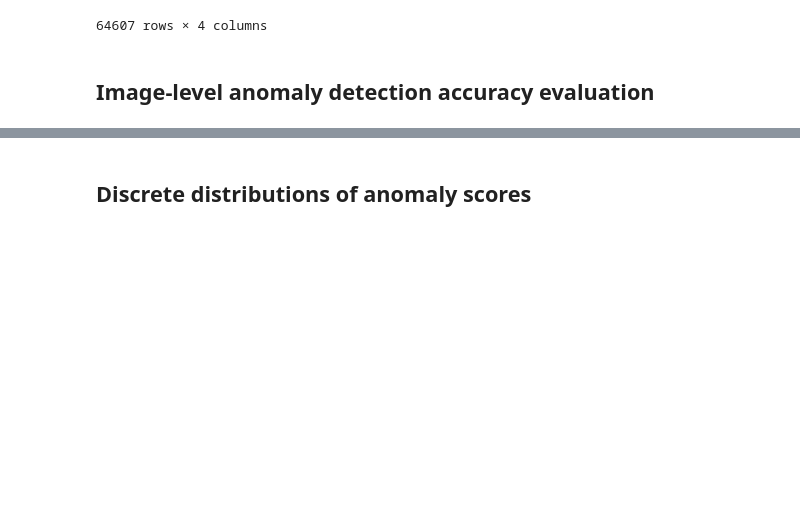
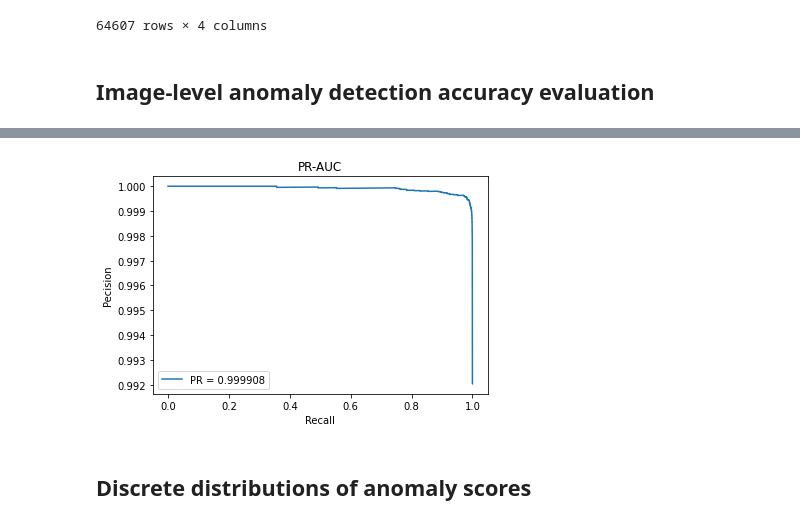
Before and after one commit to A03ki/f-AnoGAN, a Jupyter notebook: visualization.ipynb, the cells around one changed output, grey strips where cells are left out. Cells and saved outputs as stored; diff of their text form; code cells hidden in the pictures; blank space fills up the shorter version.

```diff
--- a/visualization.ipynb
+++ b/visualization.ipynb
@@ -75,3 +77,12 @@ plt.show()
+# %%
+plt.plot(recall, precision, label=f"PR = {pr_auc:3f}")
+plt.title("PR-AUC")
+plt.xlabel("Recall")
+plt.ylabel("Pecision")
+plt.legend()
+plt.show()
+# %% [output]
+[figure, added]
 # %% [markdown]
 ## Discrete distributions of anomaly scores
 # %%
```
Also changed, not shown: parts of 7 cells of this notebook.
